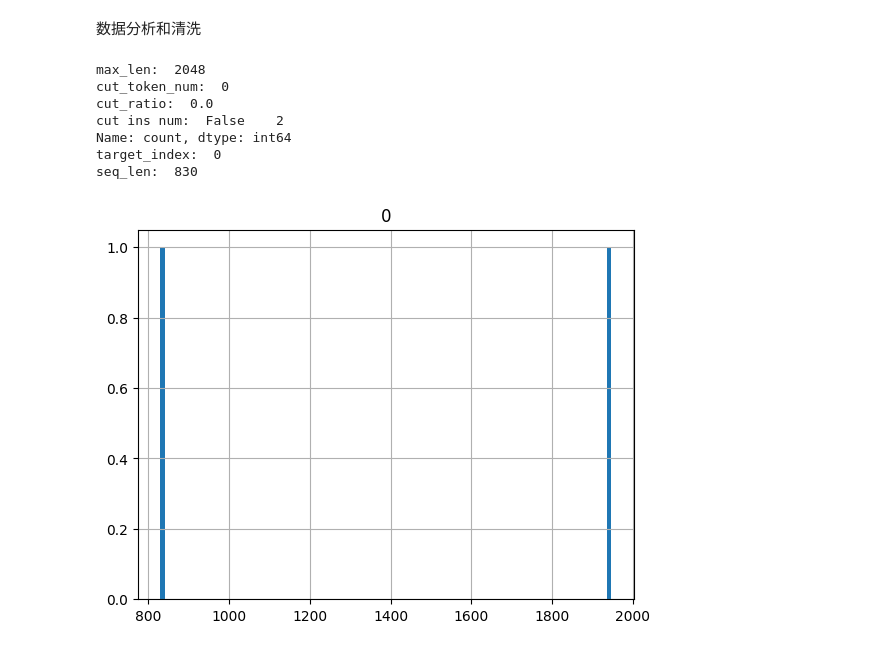
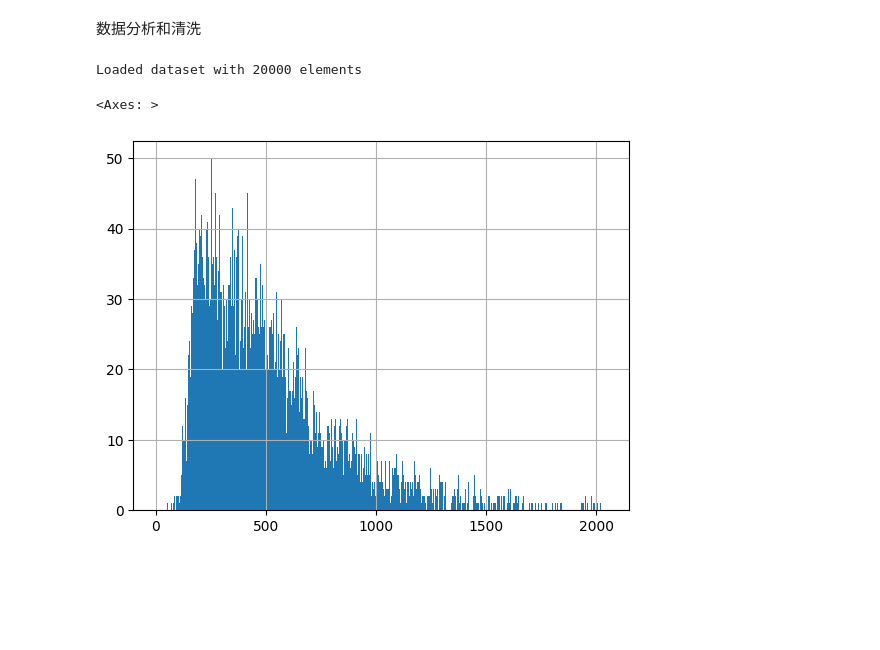
Before and after one commit to MaxLEAF3824/kg_llm, a Jupyter notebook: vis.ipynb, the cells around one changed output. Saved outputs shown, nothing was run; the diff lists cells and outputs as text; code cells hidden in the pictures; blank space fills up the shorter version.

```diff
--- a/vis.ipynb
+++ b/vis.ipynb
@@ -13,23 +3,38 @@ input_len = pd.DataFrame([len(x) for x in input_ids_list])
+# %%
+import numpy as np
+import torch
+import pandas as pd
+from transformers import AutoTokenizer
+import pickle
+import pandas as pd
+from entity_dataset2 import EntityDataset
+
+tok = AutoTokenizer.from_pretrained("/home/cs/yangyuchen/yushengliao/Medical_LLM/FastChat/checkpoints/medical_llama_13b_chatv1.3/checkpoint-4974/")
+tok.padding_side = 'right'
+tok.pad_token = tok.eos_token
+tok.pad_token_id = tok.eos_token_id
+tok.add_tokens(["[DASH]"])
+dst = EntityDataset(data_path='data/kg_HealthCareMagic-20k_train.json', kg_path='data/bios_kg_with_def.csv', tokenizer=tok)
+# %% [output]
+Loaded dataset with 20000 elements
+# %%
+from tqdm.auto import tqdm
+
+input_ids_list, attention_mask_list, labels_list, hard_position_type_ids_list, position_ids_list = dst.make_inputs()
+# %%
+import pandas as pd
+
+pd.Series(input_ids_list).apply(len).hist(range=(0,4096),bins=2048)
+# %% [output]
+<Axes: >
+[figure, added]
 # %%
-max_len = 2048
-print('max_len: ', max_len)
-cut_token_num = input_len.apply(lambda x: max(0,x[0]-max_len), axis=1)
-cut_ratio = cut_token_num.sum() / input_len.sum()
-print('cut_token_num: ', cut_token_num.sum())
-print('cut_ratio: ', cut_ratio[0])
-print('cut ins num: ', (cut_token_num>0).value_counts())
-input_len.hist(bins=100)
-
-tok = AutoTokenizer.from_pretrained('/home/cs/yangyuchen/yushengliao/Medical_LLM/FastChat/checkpoints/medical_llama_13b_chatv1.3/checkpoint-4974/')
-tok.add_tokens(['[DASH]'])
-target_index = [i for i,hpti in enumerate(hard_position_type_ids_list) if (hpti[1:]-hpti[:-1]==-1).sum()!=0][0]
+from pprint import pprint
+target_index = 1
 print('target_index: ', target_index)
-input_ids=input_ids_list[target_index]
-attention_mask=attention_mask_list[target_index]
-labels=labels_list[target_index]
-hard_position_type_ids=hard_position_type_ids_list[target_index]
-position_ids = position_ids_list[target_index]
-prompt=prompts_list[target_index]
+input_ids, attention_mask, labels, hard_position_type_ids, position_ids = dst[target_index]
+prompt = tok.decode(input_ids)
+pprint(prompt)
 print('seq_len: ', input_ids.shape[-1])
 
 tokens = tok.batch_decode(input_ids)
@@ -46,7 +51,7 @@ max_row_length = max(len(row) for row in row_index)
 max_col_length = max(len(col) for col in col_index)
 
 # 打开文件
-with open(f'{pkl_name}_{i}.txt', 'w') as f:
+with open(f'dst_{target_index}.txt', 'w') as f:
     f.write(prompt+ '\n\n')
     f.write('attention_mask:\n0:non-entity tokens，1:entity tokens, 2:triplet tokens, 3:triplet target tokens\n\n')
     # 写入列索引
@@ -59,13 +64,4 @@ with open(f'{pkl_name}_{i}.txt', 'w') as f:
 df = pd.DataFrame(matrix, index=row_index, columns=col_index)
 
 # 将DataFrame写入CSV文件
-df.to_csv(f'{pkl_name}_{target_index}.csv')
+df.to_csv(f'dst_{target_index}.csv')
-# %% [output]
-max_len:  2048
-cut_token_num:  0
-cut_ratio:  0.0
-cut ins num:  False    2
-Name: count, dtype: int64
-target_index:  0
-seq_len:  830
-[figure, removed]
```
Also changed, not shown: parts of 24 cells of this notebook, 13 other files.
